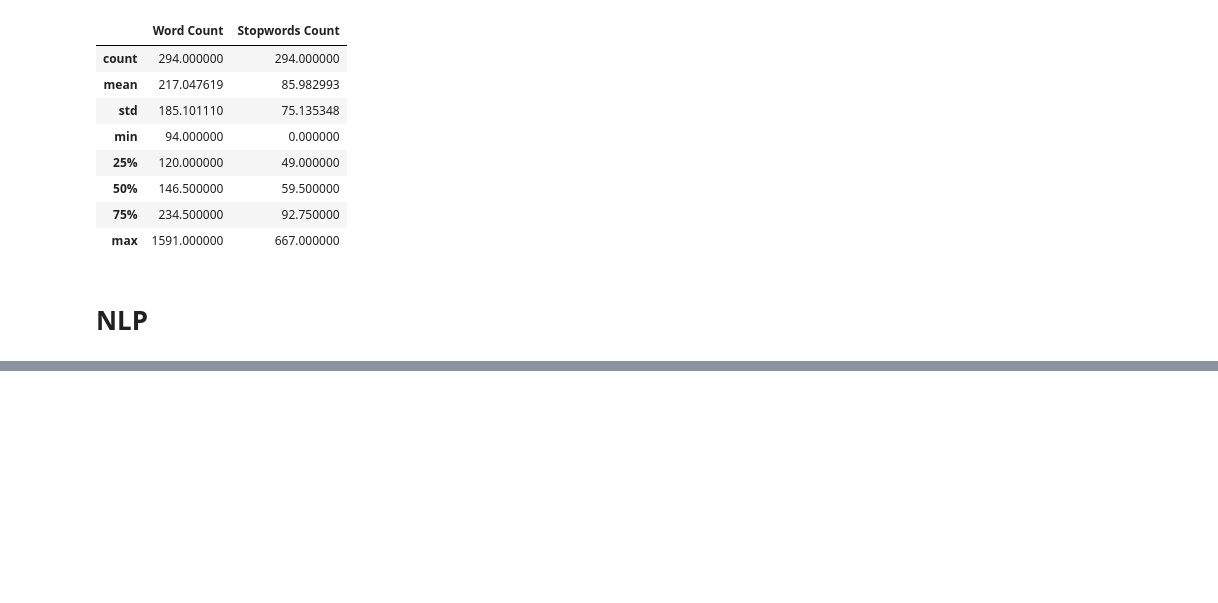
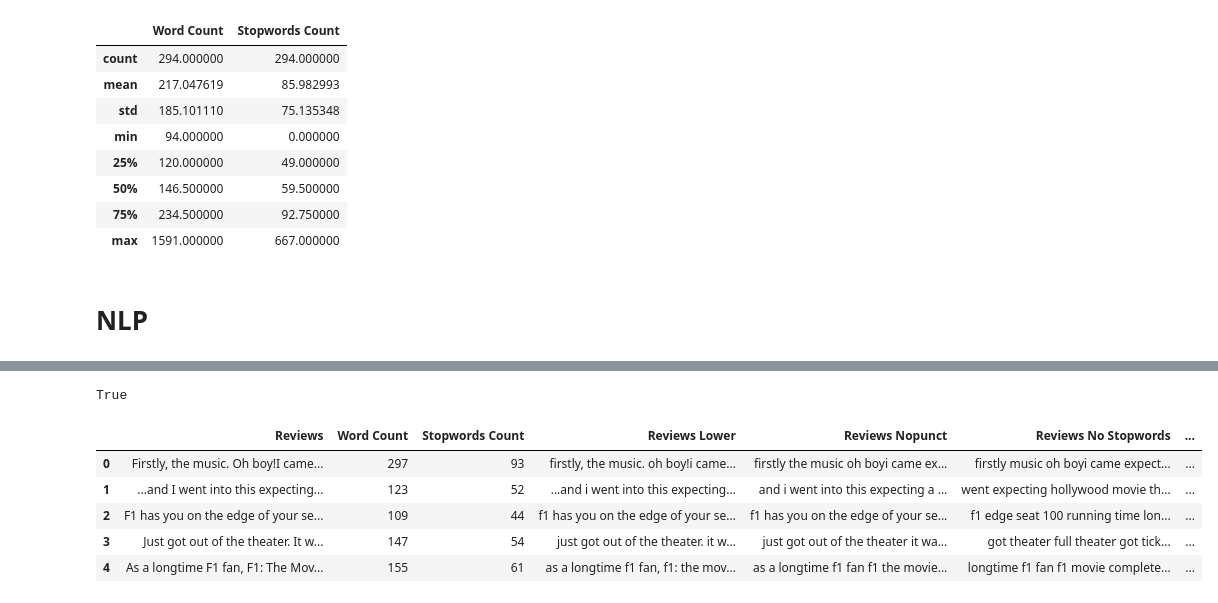
Before and after one commit to OctaMarina/IMDb-Scraper-AnalyzerClassifier, a Jupyter notebook: Sentiment Analysis.ipynb, the cells around one changed output, grey strips where cells are left out. Cells and saved outputs as stored; diff of their text form; code cells hidden in the pictures; blank space fills up the shorter version.

```diff
--- a/Sentiment Analysis.ipynb
+++ b/Sentiment Analysis.ipynb
@@ -132,0 +218,7 @@ df.describe()
+# %%
+import nltk
+from nltk.stem import WordNetLemmatizer
+nltk.download('wordnet', quiet=True)
+nltk.download('omw-1.4', quiet=True)
+# %% [output]
+True
@@ -132,0 +233,9 @@ df.describe()
+# %%
+df.head()
+# %% [output]
+|  | Reviews | Word Count | Stopwords Count | Reviews Lower | Reviews Nopunct | Reviews No Stopwords | ... |
+| 0 | Firstly, the music. Oh boy!I came... | 297 | 93 | firstly, the music. oh boy!i came... | firstly the music oh boyi came ex... | firstly music oh boyi came expect... | ... |
+| 1 | ...and I went into this expecting... | 123 | 52 | ...and i went into this expecting... | and i went into this expecting a ... | went expecting hollywood movie th... | ... |
+| 2 | F1 has you on the edge of your se... | 109 | 44 | f1 has you on the edge of your se... | f1 has you on the edge of your se... | f1 edge seat 100 running time lon... | ... |
+| 3 | Just got out of the theater. It w... | 147 | 54 | just got out of the theater. it w... | just got out of the theater it wa... | got theater full theater got tick... | ... |
+| 4 | As a longtime F1 fan, F1: The Mov... | 155 | 61 | as a longtime f1 fan, f1: the mov... | as a longtime f1 fan f1 the movie... | longtime f1 fan f1 movie complete... | ... |
```
Also changed, not shown: parts of 30 cells of this notebook.
